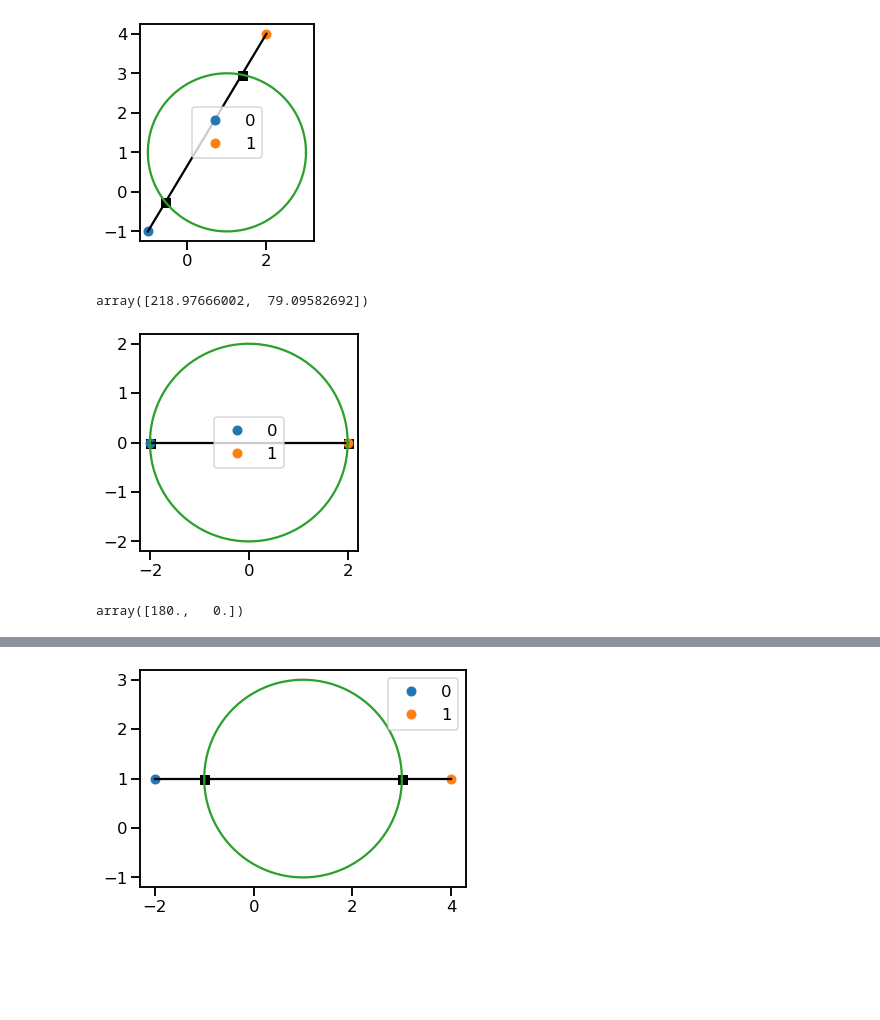
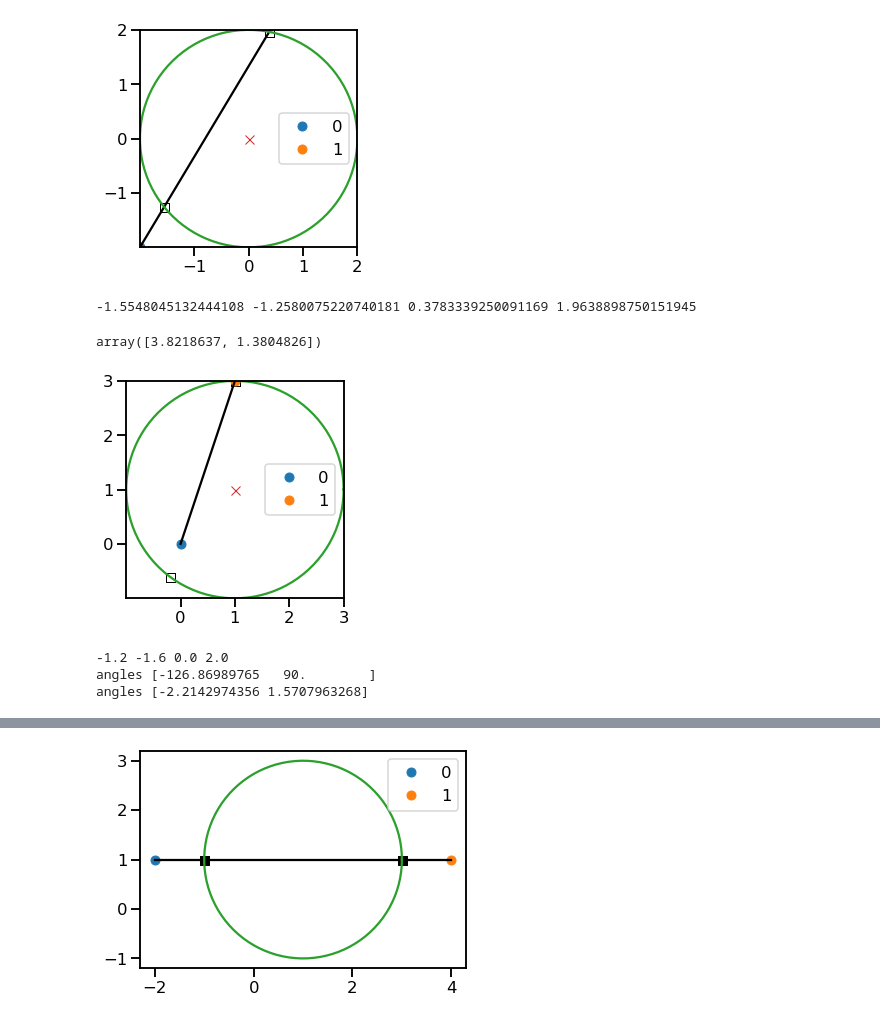
Before and after one commit to smillerc/cato, a Jupyter notebook: misc/mach_cone_testing.ipynb, the cells around one changed output, grey strips where cells are left out. Cells and saved outputs as stored; diff of their text form; code cells hidden in the pictures; blank space fills up the shorter version.

```diff
--- a/misc/mach_cone_testing.ipynb
+++ b/misc/mach_cone_testing.ipynb
@@ -262,7 +262,7 @@ def vector_circle_intersection(vec_xy, circle_xy, radius):
     y_t = (y1 - y0) * t + y0
 
     for t_i in t:
-        plt.plot(x_t, y_t, 's', color='k')
+        plt.plot(x_t, y_t, 's', color='k', markerfacecolor='none')
 
     plt.plot(x0, y0, 'o', label='0')
     plt.plot(x1, y1, 'o', label='1')
@@ -272,6 +272,9 @@ def vector_circle_intersection(vec_xy, circle_xy, radius):
     X = r * np.cos(theta) + h
     Y = r * np.sin(theta) + k
     plt.plot(X, Y)
+    plt.plot(h,k,'x')
+    plt.xlim(np.min([X,Y]), np.max([X,Y]))
+    plt.ylim(np.min([X,Y]), np.max([X,Y]))
     plt.legend()
     plt.gca().set_aspect("equal")
     plt.show()
@@ -292,23 +295,30 @@ def intersection_angle(circle_origin_xy, intersection_xy):
 
     angle[0] = np.arctan2(dy0, dx0)
     angle[1] = np.arctan2(dy1, dx1)
-    for i in range(2):
-        if angle[i] < 0: angle[i] += 2*np.pi
+#     for i in range(2):
+#         if angle[i] < 0: angle[i] += 2*np.pi
     return angle
 # %%
-h=1;k=1
+h=0;k=0
 P_prime_xy = [h, k]
 vec_xy = np.array([[-2+h, -2+k], [1+h, 3+k]])
 vci = vector_circle_intersection(vec_xy, circle_xy=P_prime_xy, radius=2)
 intersection_angle(circle_origin_xy=P_prime_xy, intersection_xy=vci[0])
 # %% [output]
-[figure, old version]
+[figure, new version]
-array([218.97666002,  79.09582692])
+-1.5548045132444108 -1.2580075220740181 0.3783339250091169 1.9638898750151945
+array([3.8218637, 1.3804826])
 # %%
-P_prime_xy = [0, 0]
-vec_xy = np.array([[-2, 0], [2, 0]])
-vci = vector_circle_intersection(vec_xy, circle_xy=P_prime_xy, radius=2)
-intersection_angle(circle_origin_xy=P_prime_xy, intersection_xy=vci[0])
+P_prime_xy = [ 1.0, 1.0]
+vec_xy = np.array([[0, 0], [1, 3]])
+vci = vector_circle_intersection(vec_xy,
+                                 circle_xy=P_prime_xy,
+                                 radius=2.0)
+angles = intersection_angle(circle_origin_xy=P_prime_xy, intersection_xy=vci[0])
+print('angles', np.rad2deg(angles))
+print(f'angles [{angles[0]:.10f} {angles[1]:.10f}]')
 # %% [output]
-[figure, old version]
+[figure, new version]
-array([180.,   0.])
+-1.2 -1.6 0.0 2.0
+angles [-126.86989765   90.        ]
+angles [-2.2142974356 1.5707963268]
```
Also changed, not shown: parts of 10 cells of this notebook.
